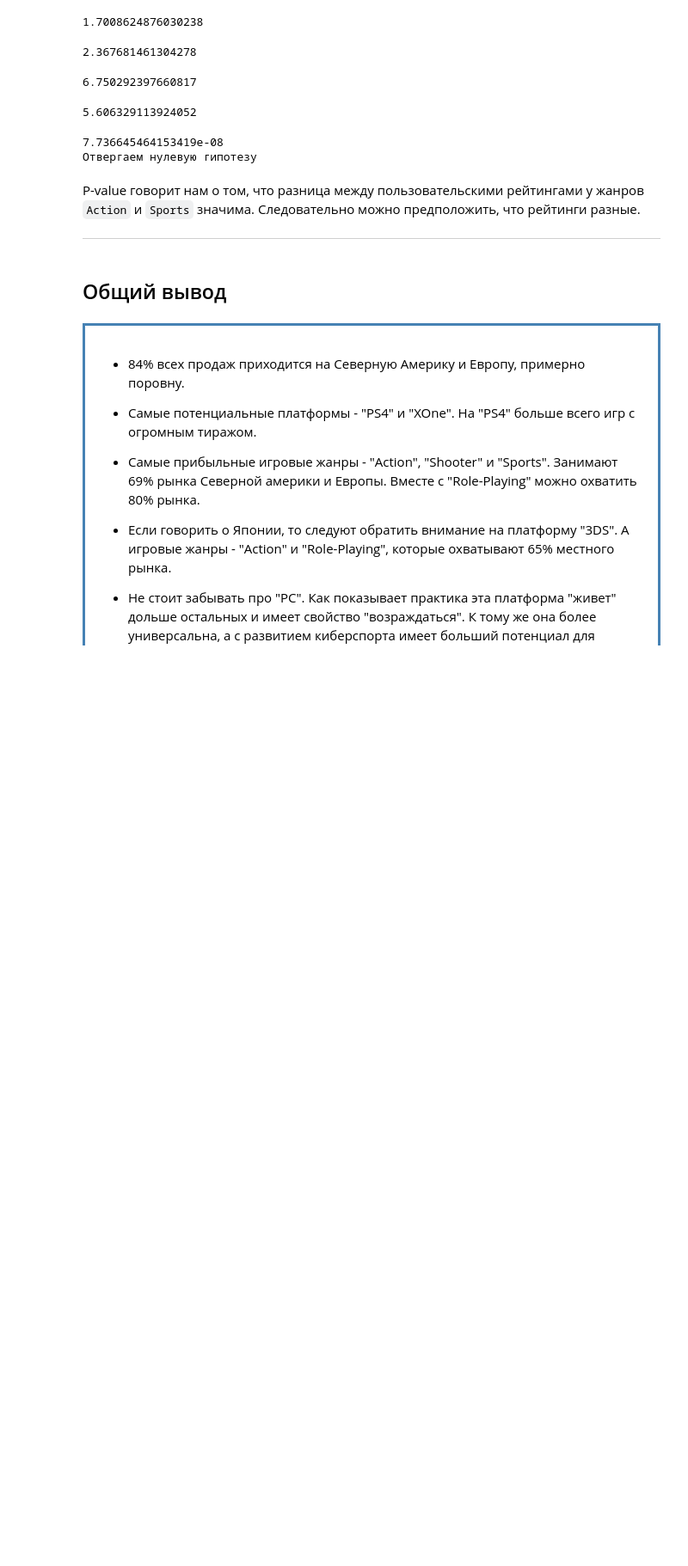
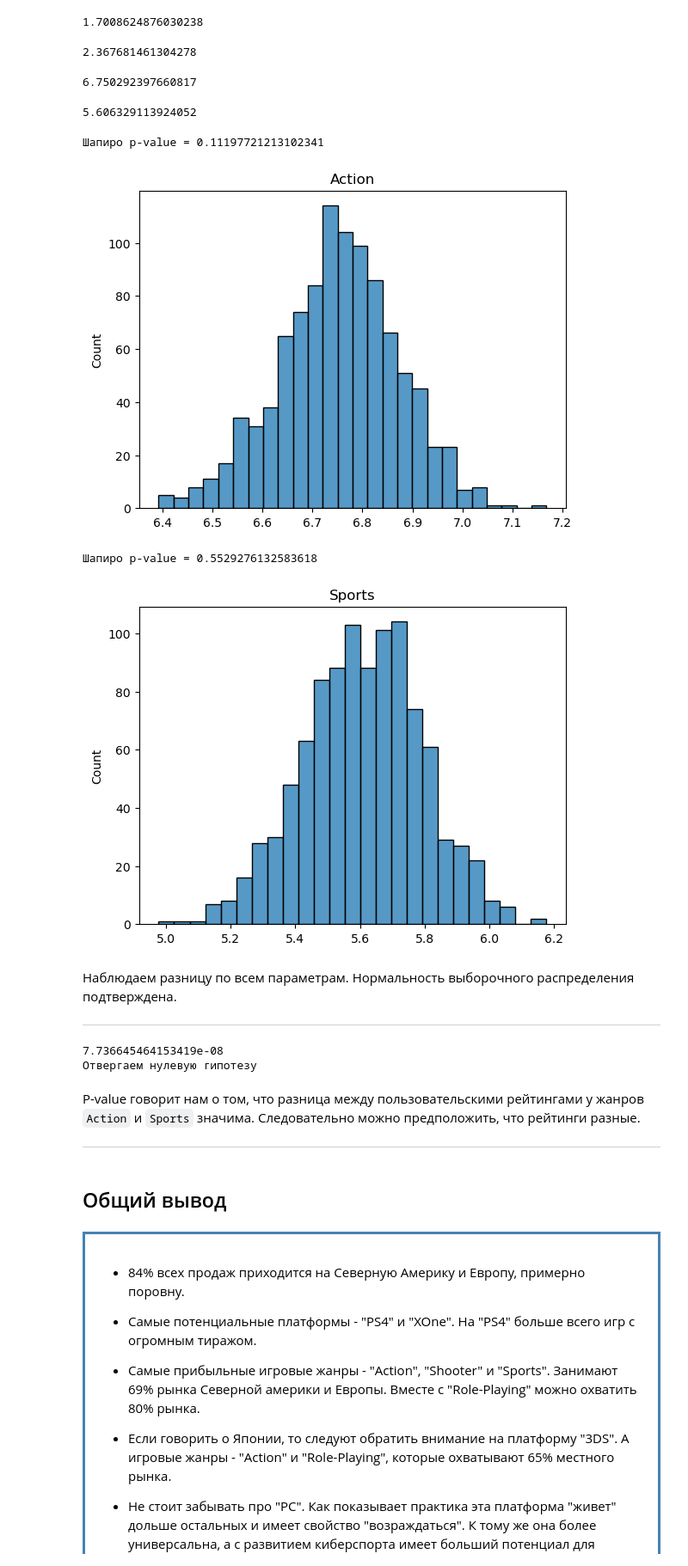
Before and after one commit to AleksDADS/portfolio, a Jupyter notebook: games_analysis_alekstim2014_yandex.ipynb, the cells around one changed output. Shown at 86% size. Cells and saved outputs as stored; diff of their text form; code cells hidden in the pictures; blank space fills up the shorter version.

```diff
--- a/games_analysis_alekstim2014_yandex.ipynb
+++ b/games_analysis_alekstim2014_yandex.ipynb
@@ -651,6 +681,35 @@ actual_df[actual_df['genre'] == 'Sports']['user_score'].mean())
 # %% [output]
 6.750292397660817
 5.606329113924052
+# %%
+lst = []
+for i in range(1000):
+    lst.append(actual_df.query('genre == "Action"')['user_score']\
+                        .sample(170, replace=True).mean())
+
+print(f'Шапиро p-value = {st.shapiro(lst).pvalue}')
+sns.histplot(lst)
+plt.title('Action')
+plt.show()
+
+lst = []
+for i in range(1000):
+    lst.append(actual_df.query('genre == "Sports"')['user_score']\
+                        .sample(80, replace=True).mean())
+
+print(f'Шапиро p-value = {st.shapiro(lst).pvalue}')
+sns.histplot(lst)
+plt.title('Sports')
+plt.show()
+# %% [output]
+Шапиро p-value = 0.11197721213102341
+[figure, added]
+Шапиро p-value = 0.5529276132583618
+[figure, added]
+# %% [markdown]
+Наблюдаем разницу по всем параметрам. Нормальность выборочного распределения подтверждена.
+
+---
 # %%
 results = st.ttest_ind(actual_df[(actual_df['genre'] == 'Action') & (actual_df['user_score'] >= 0)]['user_score'],
                        actual_df[(actual_df['genre'] == 'Sports') & (actual_df['user_score'] >= 0)]['user_score'],
```
Also changed, not shown: parts of 4 cells of this notebook.
